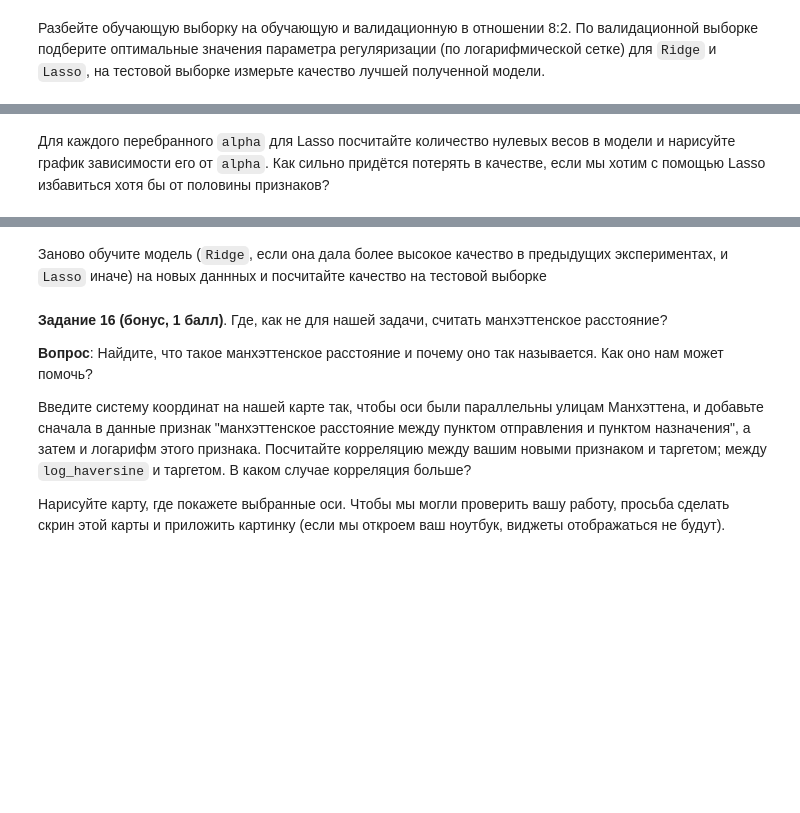
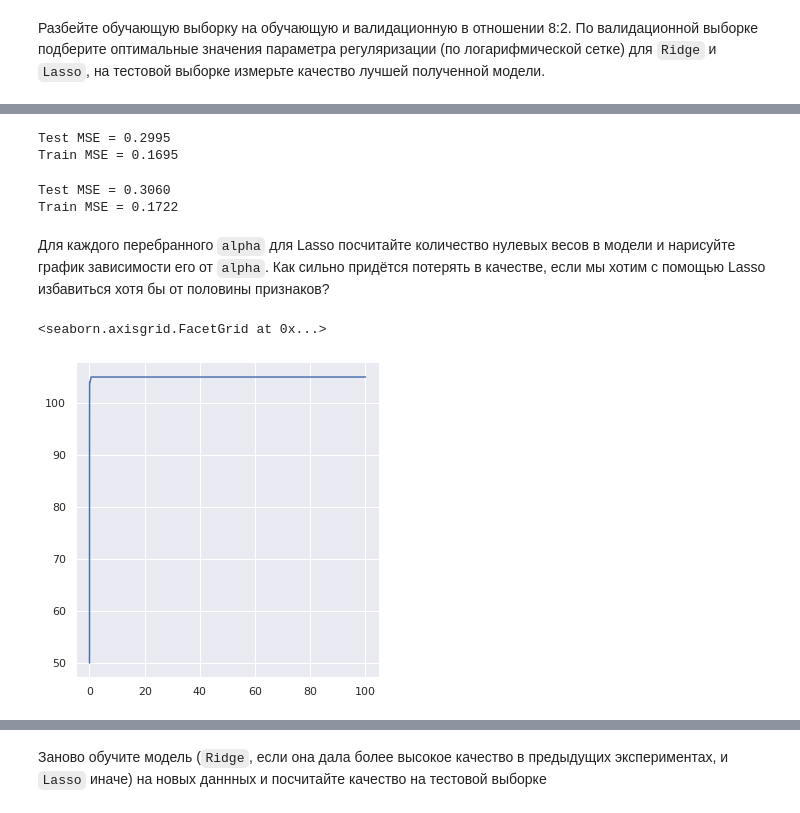
Before and after one commit to HeySlava/hse_course, a Jupyter notebook: homework2/homework2_slava.ipynb, the cells around one changed output, grey strips where cells are left out. Cells and saved outputs as stored; diff of their text form; code cells hidden in the pictures; blank space fills up the shorter version.

```diff
--- a/homework2/homework2_slava.ipynb
+++ b/homework2/homework2_slava.ipynb
@@ -537,7 +537,7 @@ features = numeric + categorical
 
 column_transformer = ColumnTransformer([
     ('ohe', OneHotEncoder(handle_unknown="ignore"), categorical),
-    ('scaling', StandardScaler(), numeric_features)
+    ('scaling', StandardScaler(), numeric)
 ])
 
 pipeline = Pipeline(steps=[
@@ -646,7 +645,7 @@ Test MSE = 0.3679
 # %%
 %%time
 X_train_valid, X_test_valid = train_test_split(X_train, test_size=0.2, random_state=42)
-alphas = np.logspace(-6, 1, 20)
+alphas = np.logspace(-3, 2, 10)
 
 y_train_valid = X_train_valid['log_trip_duration']
 y_test_valid = X_test_valid['log_trip_duration']
@@ -658,6 +657,7 @@ lossL = []
 WL = []
 
 for i in alphas:
+    print(i)
     pipeline = Pipeline(steps=[
     ('ohe_and_scaling', column_transformer),
     ('regression', Ridge(alpha=i))
@@ -676,4 +676,4 @@ for i in alphas:
     model = pipeline.fit(X_train_valid, y_train_valid)
     y_train_valid_pred = model.predict(X_train_valid)
     lossL.append(mse(y_train_valid, y_train_valid_pred))
-    WL.append
+    WL.append(model['regression'].coef_)
@@ -686,7 +703,7 @@ alpha_lasso
 # %%
 column_transformer = ColumnTransformer([
     ('ohe', OneHotEncoder(handle_unknown="ignore"), categorical),
-    ('scaling', StandardScaler(), numeric_features)
+    ('scaling', StandardScaler(), numeric)
 ])
 
 pipeline = Pipeline(steps=[
@@ -704,10 +721,13 @@ y_test_pred = model.predict(X_test[features])
 
 print("Test MSE = %.4f" % mse(y_test, y_test_pred))
 print("Train MSE = %.4f" % mse(y_train, y_train_pred))
+# %% [output]
+Test MSE = 0.2995
+Train MSE = 0.1695
 # %%
 column_transformer = ColumnTransformer([
     ('ohe', OneHotEncoder(handle_unknown="ignore"), categorical),
-    ('scaling', StandardScaler(), numeric_features)
+    ('scaling', StandardScaler(), numeric)
 ])
 
 pipeline = Pipeline(steps=[
@@ -725,9 +745,13 @@ y_test_pred = model.predict(X_test[features])
 
 print("Test MSE = %.4f" % mse(y_test, y_test_pred))
 print("Train MSE = %.4f" % mse(y_train, y_train_pred))
+# %% [output]
+Test MSE = 0.3060
+Train MSE = 0.1722
 # %% [markdown]
 Для каждого перебранного `alpha` для Lasso посчитайте количество нулевых весов в модели и нарисуйте график зависимости его от `alpha`. Как сильно придётся потерять в качестве, если мы хотим с помощью Lasso избавиться хотя бы от половины признаков?
 # %%
 zeros = []
 for alpha, weight in zip(alphas, WL):
-    number_zeros = len(np.where(weight == 0))
+    number_zeros = len(np.where(weight == 0)[0])
+    zeros.append(number_zeros)
@@ -736,3 +758,8 @@ for alpha, weight in zip(alphas, WL):
+# %%
+sns.relplot(x=alphas, y=zeros, kind='line')
+# %% [output]
+<seaborn.axisgrid.FacetGrid at 0x...>
+[figure, added]
 # %% [markdown]
 <img src="https://www.dropbox.com/s/wp4jj0599np17lh/map_direction.png?raw=1" width="20%" align="right" style="margin-left: 20px">
 
@@ -752,8 +776,0 @@ for alpha, weight in zip(alphas, WL):
-# %% [markdown]
-**Задание 16 (бонус, 1 балл)**. Где, как не для нашей задачи, считать манхэттенское расстояние?
-
-**Вопрос**: Найдите, что такое манхэттенское расстояние и почему оно так называется. Как оно нам может помочь?
-
-Введите систему координат на нашей карте так, чтобы оси были параллельны улицам Манхэттена, и добавьте сначала в данные признак "манхэттенское расстояние между пунктом отправления и пунктом назначения", а затем и логарифм этого признака. Посчитайте корреляцию между вашим новыми признаком и таргетом; между `log_haversine` и таргетом. В каком случае корреляция больше?
-
-Нарисуйте карту, где покажете выбранные оси. Чтобы мы могли проверить вашу работу, просьба сделать скрин этой карты и приложить картинку (если мы откроем ваш ноутбук, виджеты отображаться не будут).
```
Also changed, not shown: parts of 13 cells of this notebook.
